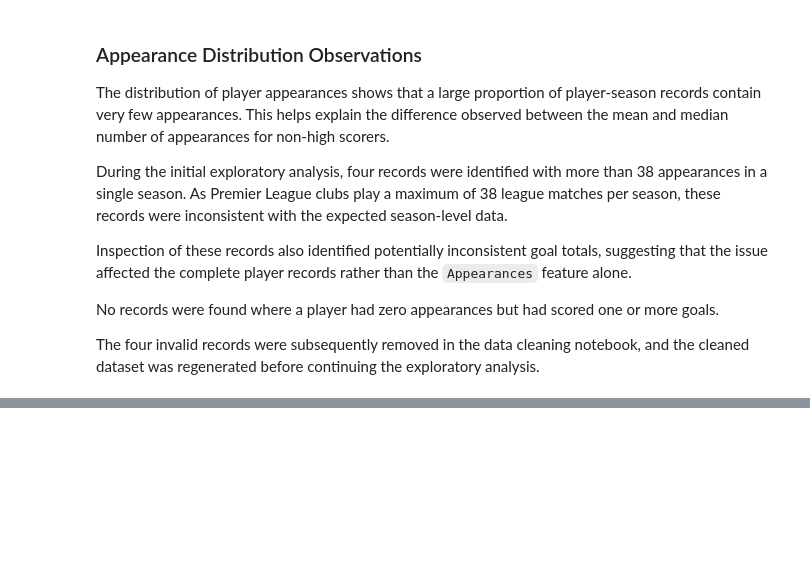
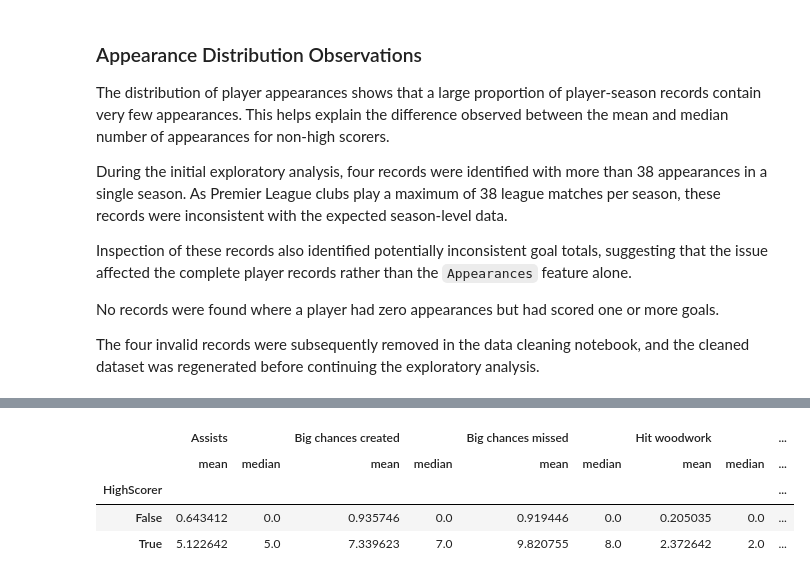
Before and after one commit to garethrogers28/premier-league-predictor, a Jupyter notebook: jupyter_notebooks/03_Exploratory_Data_Analysis.ipynb, the cells around one changed output, grey strips where cells are left out. Saved outputs shown, nothing was run; the diff lists cells and outputs as text; code cells hidden in the pictures; blank space fills up the shorter version.

```diff
--- a/jupyter_notebooks/03_Exploratory_Data_Analysis.ipynb
+++ b/jupyter_notebooks/03_Exploratory_Data_Analysis.ipynb
@@ -419,0 +432,8 @@ The four invalid records were subsequently removed in the data cleaning notebook
+# %%
+df.groupby("HighScorer")[attacking_columns].agg(["mean", "median"])
+# %% [output]
+|  | Assists |  | Big chances created |  | Big chances missed |  | Hit woodwork |  | ... |
+|  | mean | median | mean | median | mean | median | mean | median | ... |
+| HighScorer |  |  |  |  |  |  |  |  | ... |
+| False | 0.643412 | 0.0 | 0.935746 | 0.0 | 0.919446 | 0.0 | 0.205035 | 0.0 | ... |
+| True | 5.122642 | 5.0 | 7.339623 | 7.0 | 9.820755 | 8.0 | 2.372642 | 2.0 | ... |
```
Also changed, not shown: parts of 5 cells of this notebook.
